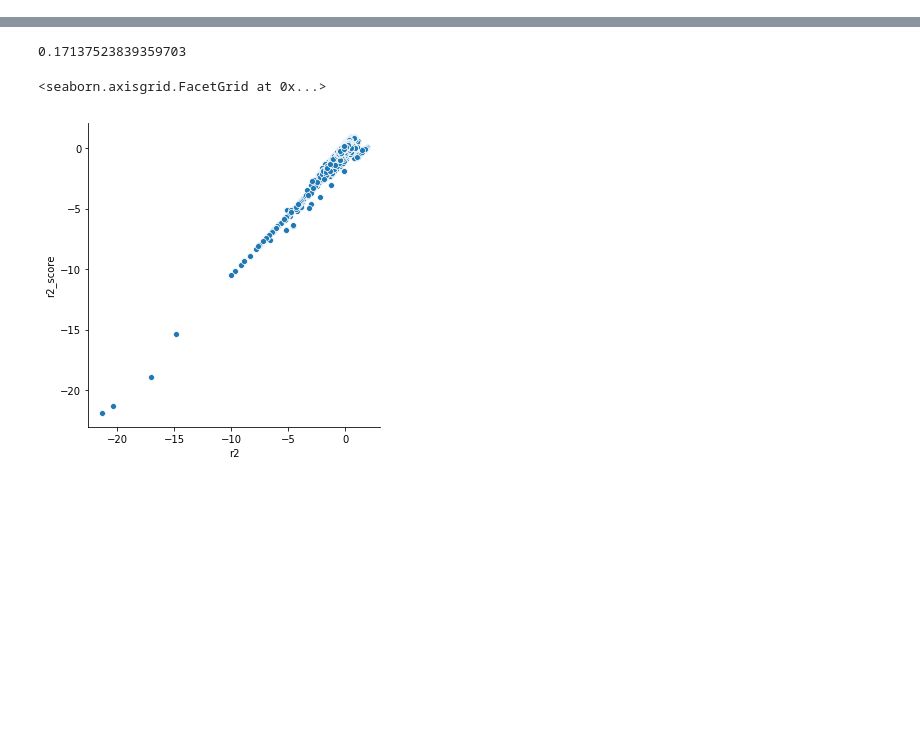
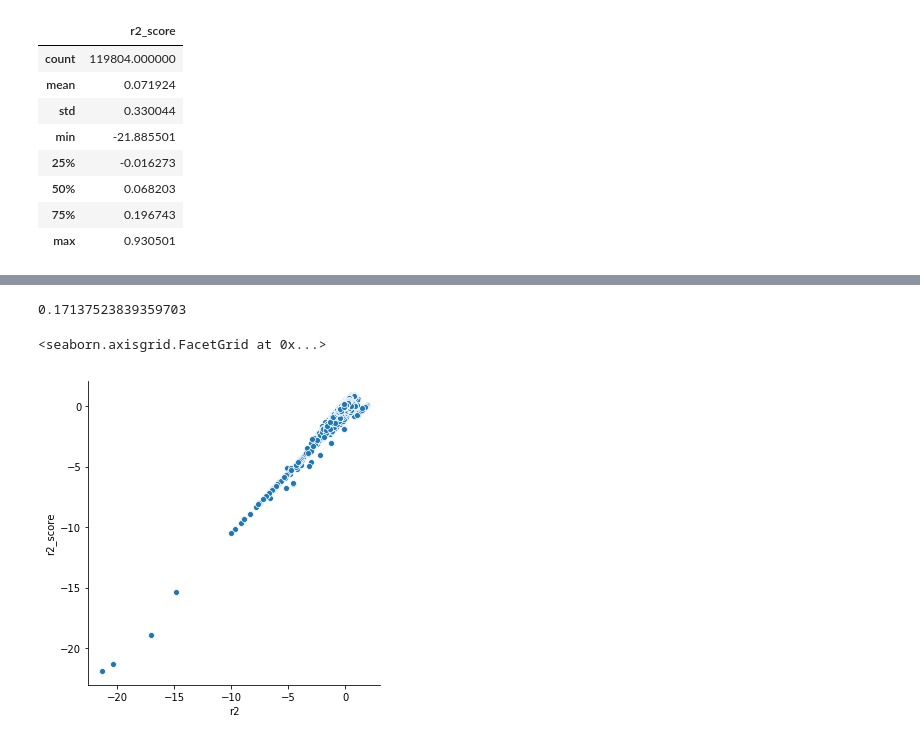
Before and after one commit to lucas-ubm/phc-data-pipeline, a Jupyter notebook: Untitled.ipynb, the cells around one changed output, grey strips where cells are left out. Saved outputs shown, nothing was run; the diff lists cells and outputs as text; code cells hidden in the pictures; blank space fills up the shorter version.

```diff
--- a/Untitled.ipynb
+++ b/Untitled.ipynb
@@ -6,3 +6,15 @@ import numpy as np
 # %%
 data = pd.read_csv('data/runs/full.csv')
 clean = pd.read_csv('data/runs/clean.csv')
+# %%
+clean[['r2_score']].describe()
+# %% [output]
+|  | r2_score |
+| count | 119804.000000 |
+| mean | 0.071924 |
+| std | 0.330044 |
+| min | -21.885501 |
+| 25% | -0.016273 |
+| 50% | 0.068203 |
+| 75% | 0.196743 |
+| max | 0.930501 |
```
Also changed, not shown: parts of 1 cell of this notebook, 4 other files.
